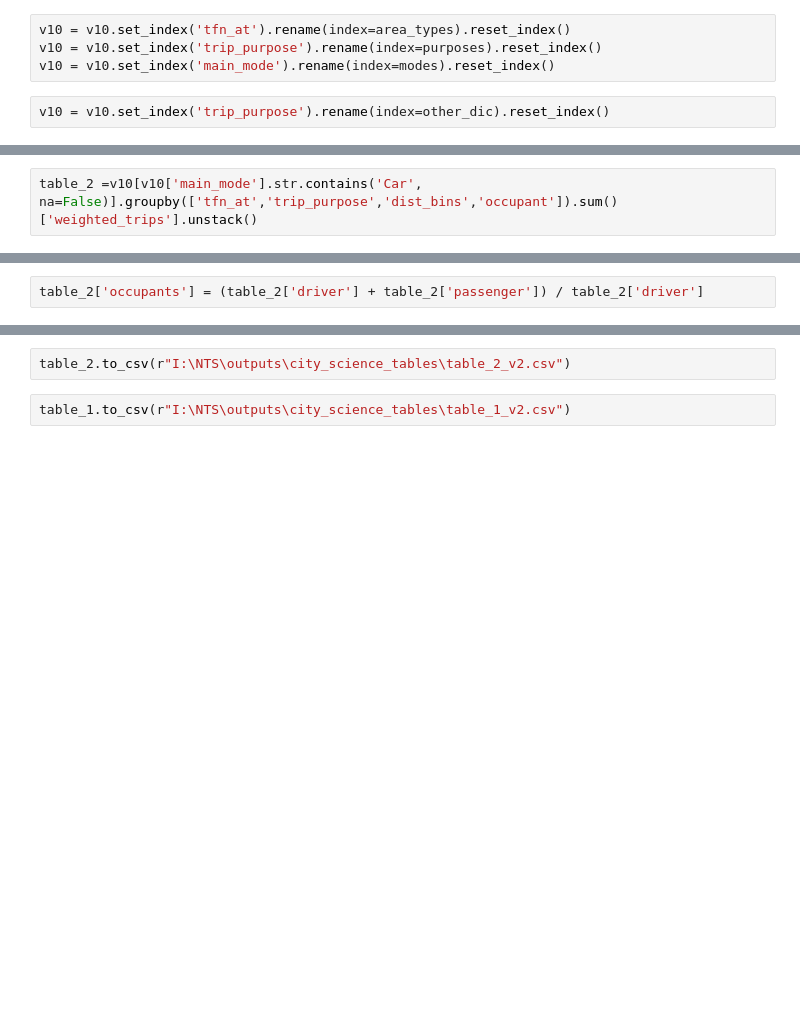
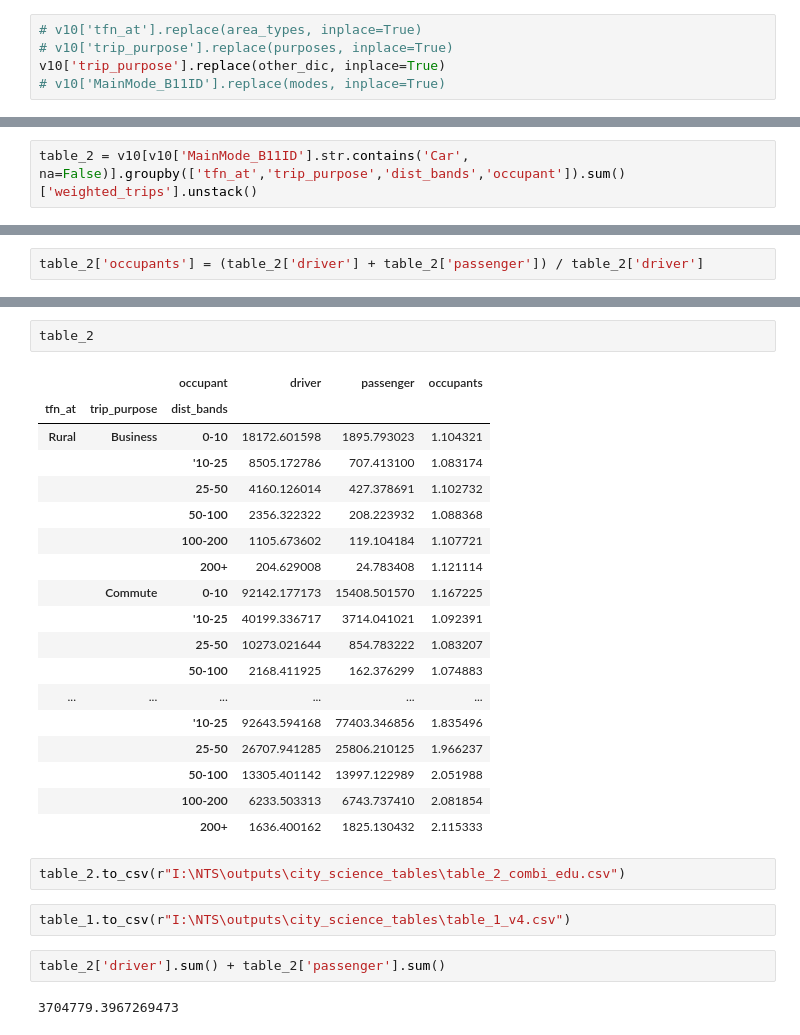
Before and after one commit to rachelm-ar/NTS-Processing, a Jupyter notebook: python/tables_clean.ipynb, the cells around one changed output, grey strips where cells are left out. Drawn from its saved outputs; the diff is of its cells as text; blank space fills up the shorter version.

Commit message:
tables_clean is not tidied, pushing up to share tld code

```diff
--- a/python/tables_clean.ipynb
+++ b/python/tables_clean.ipynb
@@ -70,8 +207,7 @@ other_dic = {0.0: 'other',
  'Escort business': 'other',
  'Escort shopping': 'other'}
-# %%
-v10 = v10.set_index('tfn_at').rename(index=area_types).reset_index()
-v10 = v10.set_index('trip_purpose').rename(index=purposes).reset_index()
-v10 = v10.set_index('main_mode').rename(index=modes).reset_index()
-# %%
-v10 = v10.set_index('trip_purpose').rename(index=other_dic).reset_index()
+# %%
+# v10['tfn_at'].replace(area_types, inplace=True)
+# v10['trip_purpose'].replace(purposes, inplace=True)
+v10['trip_purpose'].replace(other_dic, inplace=True)
+# v10['MainMode_B11ID'].replace(modes, inplace=True)
@@ -80,2 +235,2 @@ table_1 = v10.groupby(['tfn_at','trip_purpose','dist_bins','main_mode']).sum()['
 # %%
-table_2 =v10[v10['main_mode'].str.contains('Car', na=False)].groupby(['tfn_at','trip_purpose','dist_bins','occupant']).sum()['weighted_trips'].unstack()
+table_2 = v10[v10['MainMode_B11ID'].str.contains('Car', na=False)].groupby(['tfn_at','trip_purpose','dist_bands','occupant']).sum()['weighted_trips'].unstack()
@@ -84,4 +274,29 @@ table_2['occupants'] = (table_2['driver'] + table_2['passenger']) / table_2['dri
+# %%
+table_2
+# %% [output]
+|  |  | occupant | driver | passenger | occupants |
+| tfn_at | trip_purpose | dist_bands |  |  |  |
+| Rural | Business | 0-10 | 18172.601598 | 1895.793023 | 1.104321 |
+|  |  | '10-25 | 8505.172786 | 707.413100 | 1.083174 |
+|  |  | 25-50 | 4160.126014 | 427.378691 | 1.102732 |
+|  |  | 50-100 | 2356.322322 | 208.223932 | 1.088368 |
+|  |  | 100-200 | 1105.673602 | 119.104184 | 1.107721 |
+|  |  | 200+ | 204.629008 | 24.783408 | 1.121114 |
+|  | Commute | 0-10 | 92142.177173 | 15408.501570 | 1.167225 |
+|  |  | '10-25 | 40199.336717 | 3714.041021 | 1.092391 |
+|  |  | 25-50 | 10273.021644 | 854.783222 | 1.083207 |
+|  |  | 50-100 | 2168.411925 | 162.376299 | 1.074883 |
+| ... | ... | ... | ... | ... | ... |
+|  |  | '10-25 | 92643.594168 | 77403.346856 | 1.835496 |
+|  |  | 25-50 | 26707.941285 | 25806.210125 | 1.966237 |
+|  |  | 50-100 | 13305.401142 | 13997.122989 | 2.051988 |
+|  |  | 100-200 | 6233.503313 | 6743.737410 | 2.081854 |
+|  |  | 200+ | 1636.400162 | 1825.130432 | 2.115333 |
 # %%
-table_2.to_csv(r"I:\NTS\outputs\city_science_tables\table_2_v2.csv")
+table_2.to_csv(r"I:\NTS\outputs\city_science_tables\table_2_combi_edu.csv")
 # %%
-table_1.to_csv(r"I:\NTS\outputs\city_science_tables\table_1_v2.csv")
+table_1.to_csv(r"I:\NTS\outputs\city_science_tables\table_1_v4.csv")
+# %%
+table_2['driver'].sum() + table_2['passenger'].sum()
+# %% [output]
+3704779.3967269473
```
Also changed, not shown: parts of 28 cells of this notebook.
